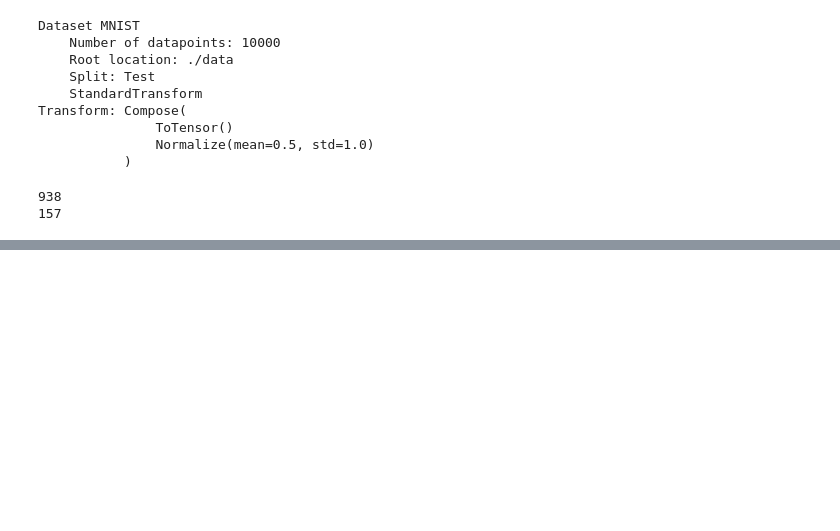
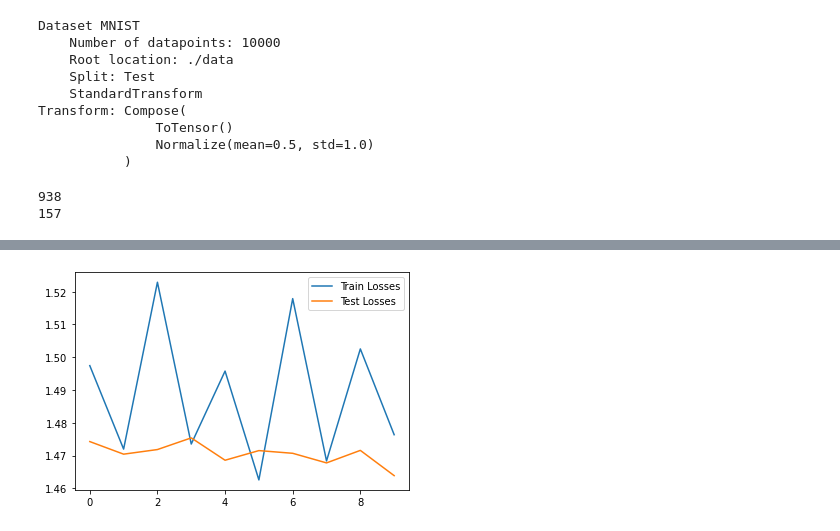
Before and after one commit to ilirsheraj/AutoEncoders-GANs, a Jupyter notebook: Chpt_01_Basics_DL.ipynb, the cells around one changed output, grey strips where cells are left out. Saved outputs shown, nothing was run; the diff lists cells and outputs as text; code cells hidden in the pictures; blank space fills up the shorter version.

```diff
--- a/Chpt_01_Basics_DL.ipynb
+++ b/Chpt_01_Basics_DL.ipynb
@@ -531,3 +557,19 @@ loss_fn = nn.CrossEntropyLoss()
+# %%
+tr_ls = []
+ts_ls = []
+for i in train_losses:
+    tr_ls.append(i.item())
+
+for i in test_losses:
+    ts_ls.append(i.item())
+# %%
+plt.plot(tr_ls, label="Train Losses")
+plt.plot(ts_ls, label="Test Losses")
+plt.legend()
+plt.show()
+# Its because of batches, but im not running it asgain
+# %% [output]
+[figure, added]
 # %%
 epochs = 10
 history=[]
```
Also changed, not shown: parts of 15 cells of this notebook.
